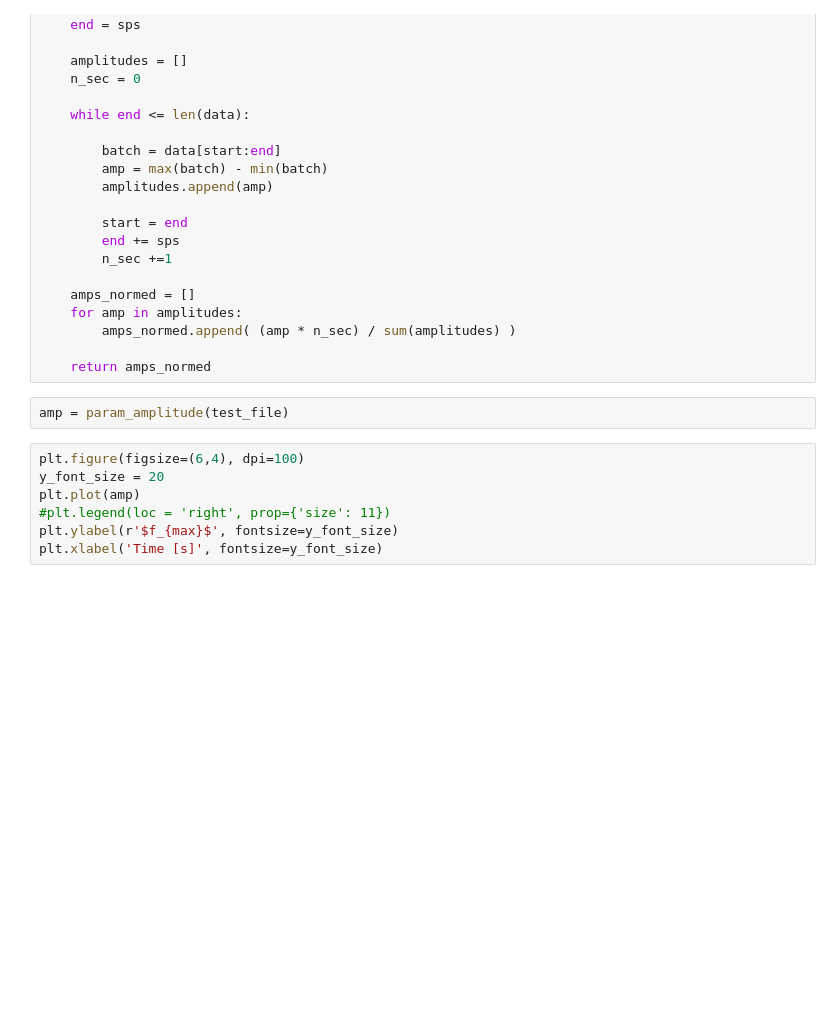
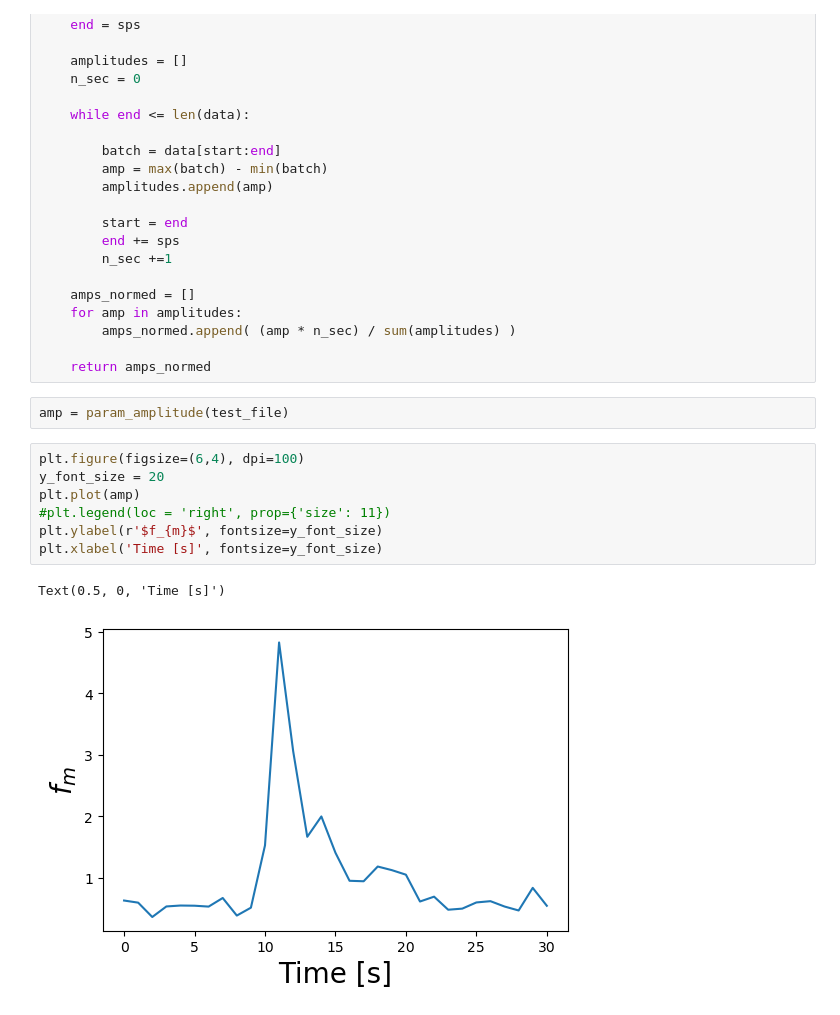
Before and after one commit to llayer/StromboliWF, a Jupyter notebook: parametrization.ipynb, the cells around one changed output. Drawn from its saved outputs; the diff is of its cells as text; blank space fills up the shorter version.

```diff
--- a/parametrization.ipynb
+++ b/parametrization.ipynb
@@ -203,7 +238,10 @@ amp = param_amplitude(test_file)
 # %%
 plt.figure(figsize=(6,4), dpi=100)
 y_font_size = 20
 plt.plot(amp)
 #plt.legend(loc = 'right', prop={'size': 11})
-plt.ylabel(r'$f_{max}$', fontsize=y_font_size)
+plt.ylabel(r'$f_{m}$', fontsize=y_font_size)
 plt.xlabel('Time [s]', fontsize=y_font_size)
+# %% [output]
+Text(0.5, 0, 'Time [s]')
+[figure, added]
```
Also changed, not shown: parts of 17 cells of this notebook.
